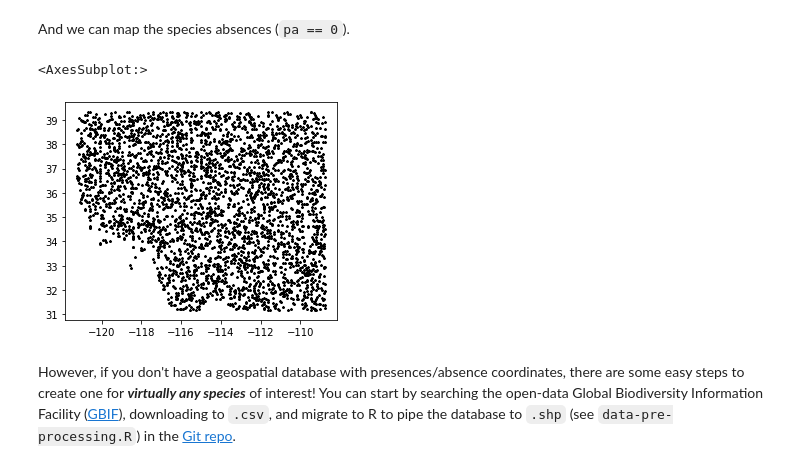
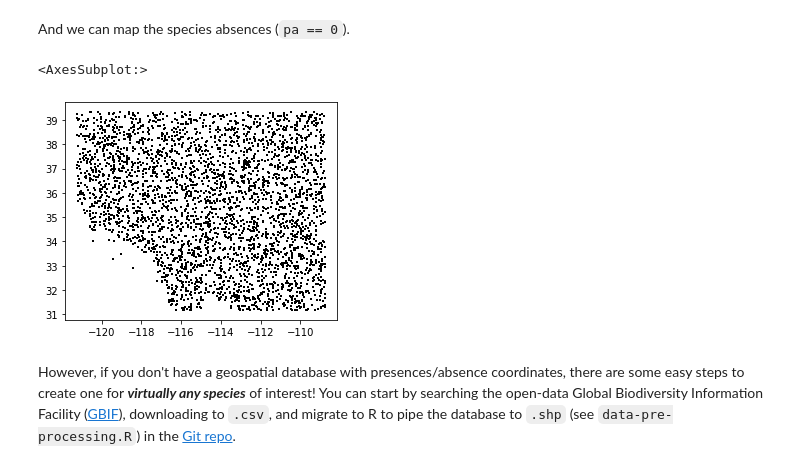
Before and after one commit to daniel-furman/Python-species-distribution-modeling, a Jupyter notebook: Intro-to-SDMs-Py.ipynb, the cells around one changed output. Drawn from its saved outputs; the diff is of its cells as text; code cells hidden in the pictures.

```diff
--- a/Intro-to-SDMs-Py.ipynb
+++ b/Intro-to-SDMs-Py.ipynb
@@ -79,10 +79,10 @@ pa[pa.CLASS == 1].plot(marker='*', color='green', markersize=5)
 # %% [markdown]
 And we can map the species absences (`pa == 0`).
 # %%
-pa[pa.CLASS == 0].plot(marker='+', color='black', markersize=5)
+pa[pa.CLASS == 0].plot(marker='+', color='black', markersize=4)
 # %% [output]
 <AxesSubplot:>
-[figure, old version]
+[figure, new version]
 # %% [markdown]
 However, if you don't have a geospatial database with presences/absence coordinates, there are some easy steps to create one for ***virtually any species*** of interest! You can start by searching the open-data Global Biodiversity Information Facility (<a target="_blank" rel="noopener noreferrer" href="https://www.gbif.org">GBIF</a>), downloading to `.csv`, and migrate to R to pipe the database to `.shp` (see `data-pre-processing.R`) in the <a target="_blank" rel="noopener noreferrer" href="https://github.com/daniel-furman/py-sdms-tutorial">Git repo</a>.
 # %% [markdown]
```
Also changed, not shown: parts of 3 cells of this notebook, 1 other file.
